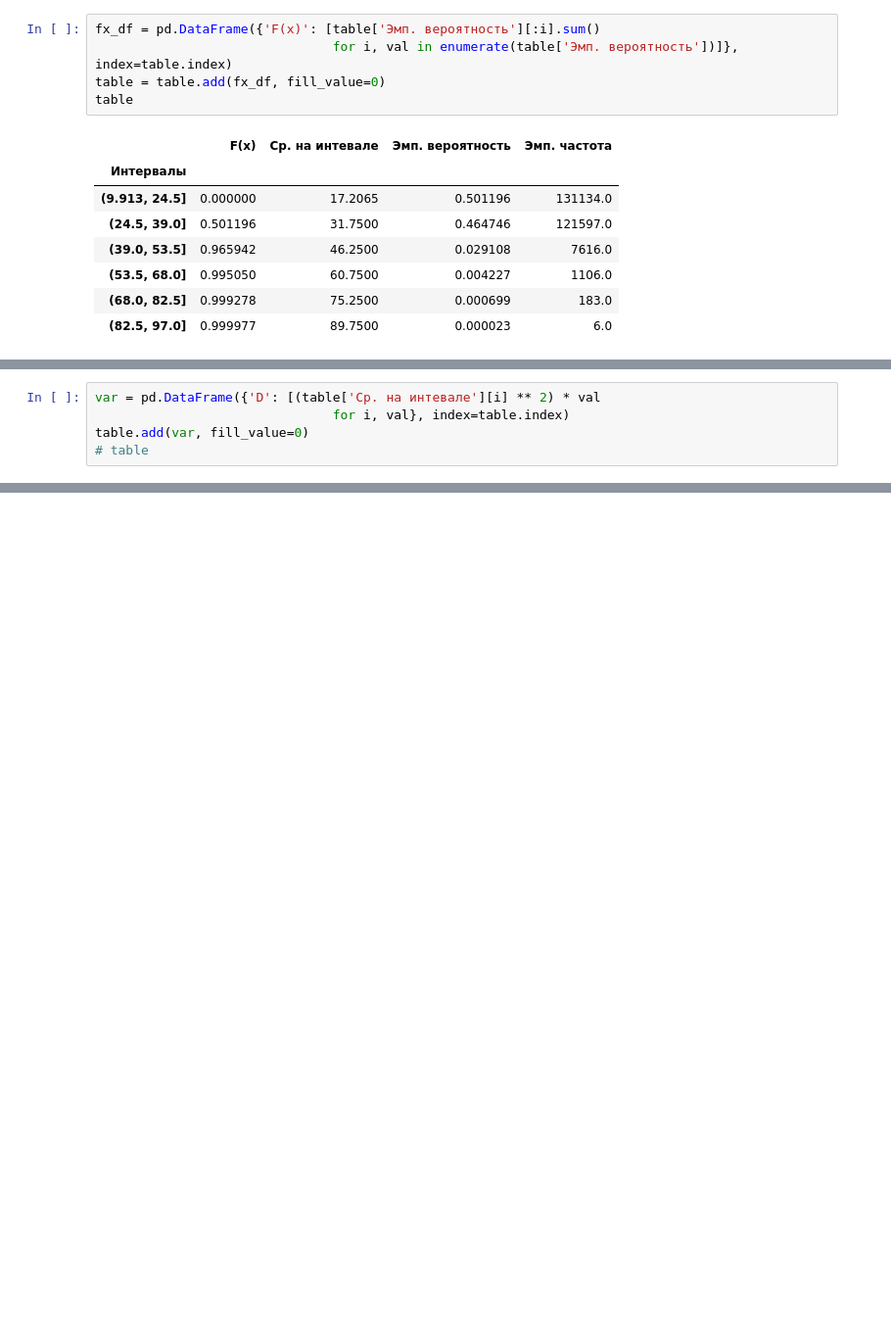
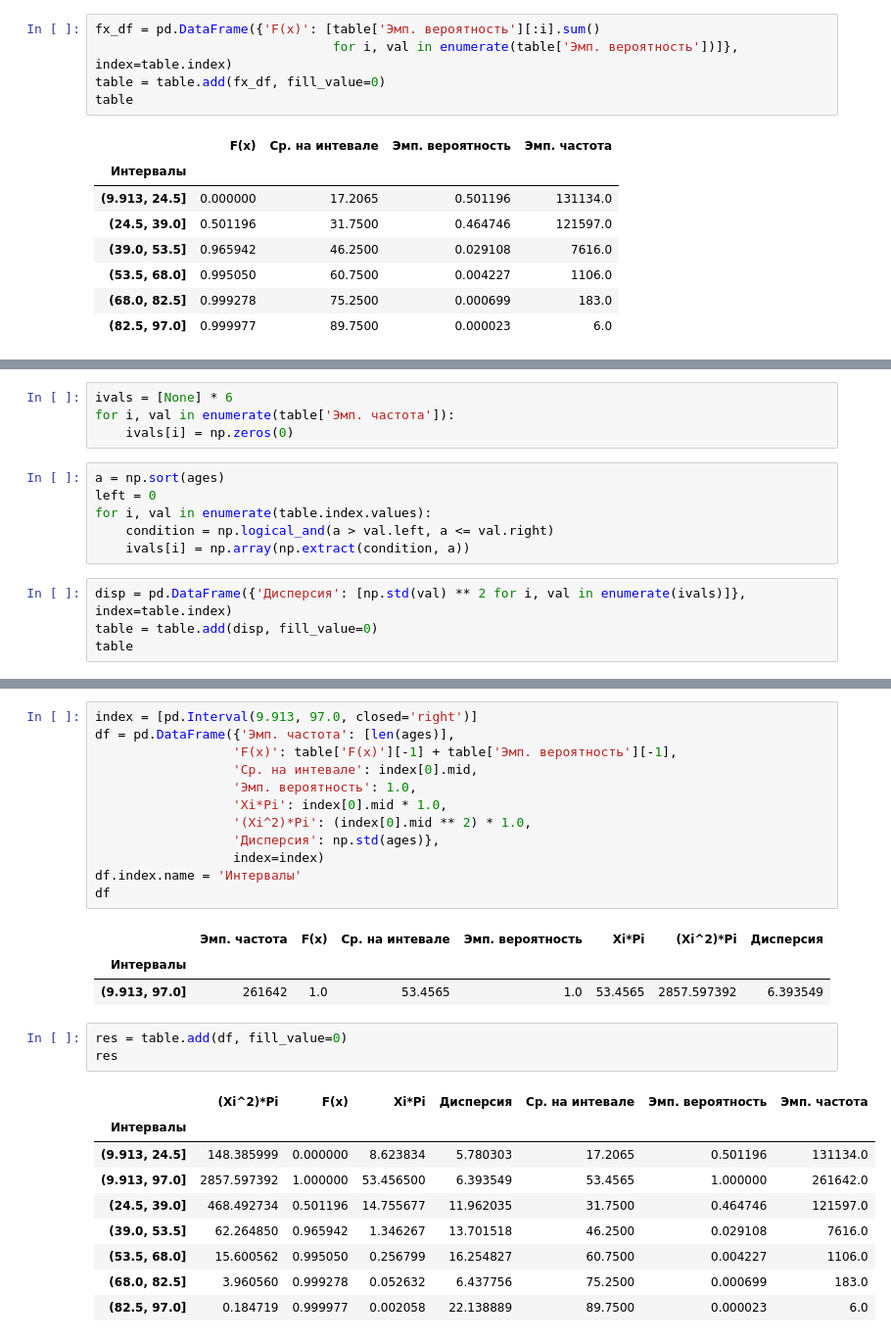
Before and after one commit to antonstakhouski/experiment_planning, a Jupyter notebook: Ple1.ipynb, the cells around one changed output, grey strips where cells are left out. Shown at 98% size. Drawn from its saved outputs; the diff is of its cells as text; blank space fills up the shorter version.

```diff
--- a/Ple1.ipynb
+++ b/Ple1.ipynb
@@ -132,8 +136,17 @@ table
 | (53.5, 68.0] | 15.600562 | 0.995050 | 0.256799 | 60.7500 | 0.004227 | 1106.0 |
 | (68.0, 82.5] | 3.960560 | 0.999278 | 0.052632 | 75.2500 | 0.000699 | 183.0 |
 | (82.5, 97.0] | 0.184719 | 0.999977 | 0.002058 | 89.7500 | 0.000023 | 6.0 |
+# %%
+ivals = [None] * 6
+for i, val in enumerate(table['Эмп. частота']):
+    ivals[i] = np.zeros(0)
+# %%
+a = np.sort(ages)
+left = 0
+for i, val in enumerate(table.index.values):
+    condition = np.logical_and(a > val.left, a <= val.right)
+    ivals[i] = np.array(np.extract(condition, a))
 # %%
-var = pd.DataFrame({'D': [(table['Ср. на интевале'][i] ** 2) * val
-                               for i, val}, index=table.index)
-table.add(var, fill_value=0)
-# table
+disp = pd.DataFrame({'Дисперсия': [np.std(val) ** 2 for i, val in enumerate(ivals)]}, index=table.index)
+table = table.add(disp, fill_value=0)
+table
@@ -139,0 +162,29 @@ table.add(var, fill_value=0)
+# %%
+index = [pd.Interval(9.913, 97.0, closed='right')]
+df = pd.DataFrame({'Эмп. частота': [len(ages)],
+                  'F(x)': table['F(x)'][-1] + table['Эмп. вероятность'][-1],
+                  'Ср. на интевале': index[0].mid,
+                  'Эмп. вероятность': 1.0,
+                  'Xi*Pi': index[0].mid * 1.0,
+                  '(Xi^2)*Pi': (index[0].mid ** 2) * 1.0,
+                  'Дисперсия': np.std(ages)},
+                  index=index)
+df.index.name = 'Интервалы'
+df
+# %% [output]
+|  | Эмп. частота | F(x) | Ср. на интевале | Эмп. вероятность | Xi*Pi | (Xi^2)*Pi | Дисперсия |
+| Интервалы |  |  |  |  |  |  |  |
+| (9.913, 97.0] | 261642 | 1.0 | 53.4565 | 1.0 | 53.4565 | 2857.597392 | 6.393549 |
+# %%
+res = table.add(df, fill_value=0)
+res
+# %% [output]
+|  | (Xi^2)*Pi | F(x) | Xi*Pi | Дисперсия | Ср. на интевале | Эмп. вероятность | Эмп. частота |
+| Интервалы |  |  |  |  |  |  |  |
+| (9.913, 24.5] | 148.385999 | 0.000000 | 8.623834 | 5.780303 | 17.2065 | 0.501196 | 131134.0 |
+| (9.913, 97.0] | 2857.597392 | 1.000000 | 53.456500 | 6.393549 | 53.4565 | 1.000000 | 261642.0 |
+| (24.5, 39.0] | 468.492734 | 0.501196 | 14.755677 | 11.962035 | 31.7500 | 0.464746 | 121597.0 |
+| (39.0, 53.5] | 62.264850 | 0.965942 | 1.346267 | 13.701518 | 46.2500 | 0.029108 | 7616.0 |
+| (53.5, 68.0] | 15.600562 | 0.995050 | 0.256799 | 16.254827 | 60.7500 | 0.004227 | 1106.0 |
+| (68.0, 82.5] | 3.960560 | 0.999278 | 0.052632 | 6.437756 | 75.2500 | 0.000699 | 183.0 |
+| (82.5, 97.0] | 0.184719 | 0.999977 | 0.002058 | 22.138889 | 89.7500 | 0.000023 | 6.0 |
```
Also changed, not shown: parts of 6 cells of this notebook.
